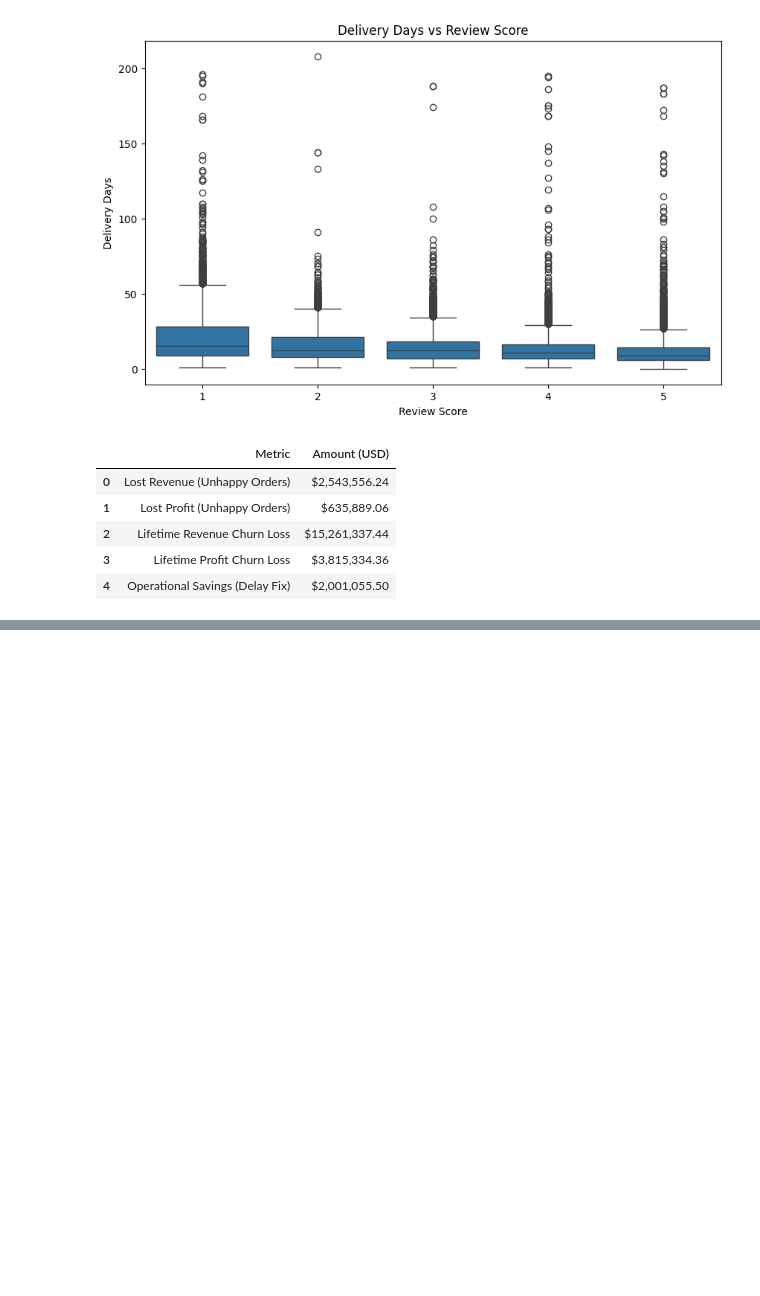
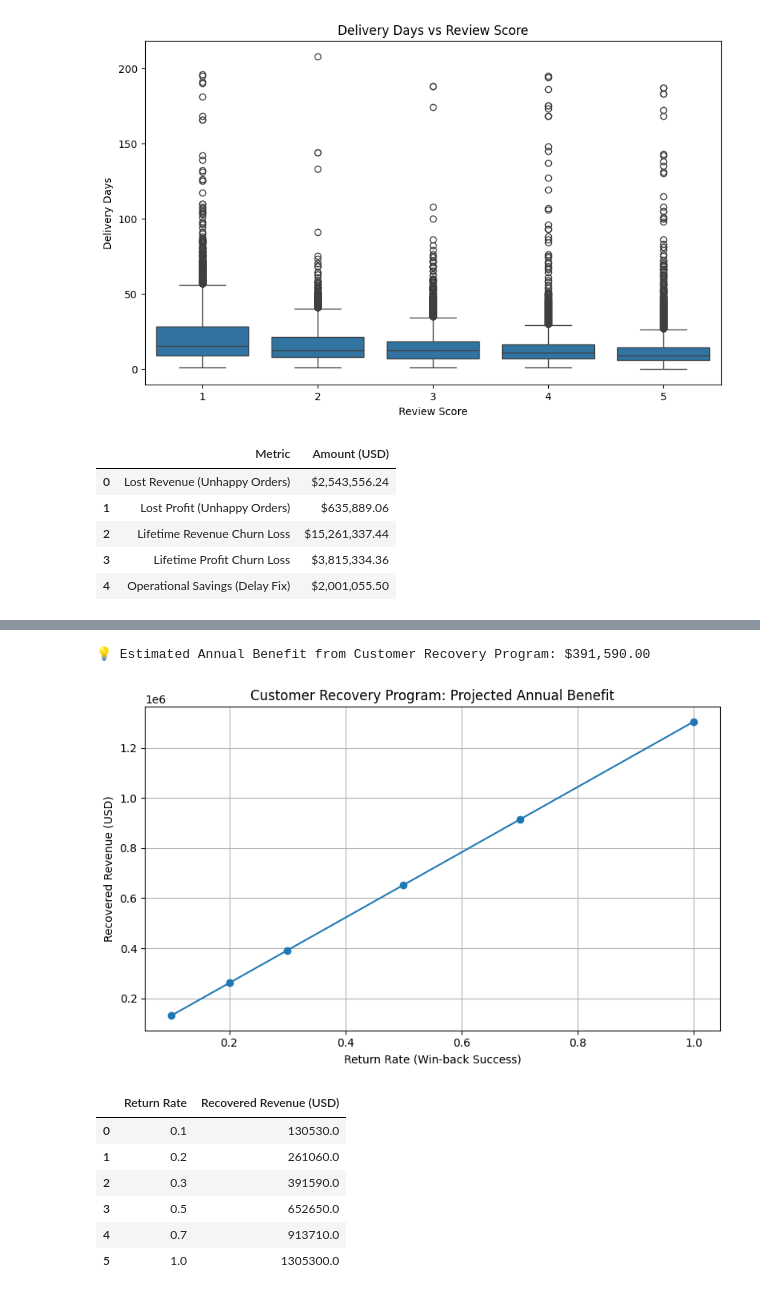
Before and after one commit to mrzza87/Brazilian-E-Commerce-Team-3, a Jupyter notebook: notebooks/product_seller_reviews.ipynb, the cells around one changed output, grey strips where cells are left out. Saved outputs shown, nothing was run; the diff lists cells and outputs as text; code cells hidden in the pictures; blank space fills up the shorter version.

```diff
--- a/notebooks/product_seller_reviews.ipynb
+++ b/notebooks/product_seller_reviews.ipynb
@@ -339,0 +474,49 @@ display(summary)
+# %%
+import pandas as pd
+import matplotlib.pyplot as plt
+
+# 🔢 Assumptions
+avg_clv = 300  # USD
+return_rate = 0.3  # Recovery success rate (30%)
+
+# 👤 Manually define number of churned customers from earlier query (or assumed)
+churned_customers = 4351  # <-- Update based on your actual number
+
+# 💰 Total recoverable revenue
+total_recoverable = churned_customers * avg_clv
+
+# ✅ Annual benefit = portion recovered
+annual_benefit = round(total_recoverable * return_rate, 2)
+print(f"💡 Estimated Annual Benefit from Customer Recovery Program: ${annual_benefit:,.2f}")
+
+# (Optional) Simulate benefit under other return rates
+rates = [0.1, 0.2, 0.3, 0.5, 0.7, 1.0]
+recovered = [round(total_recoverable * r, 2) for r in rates]
+
+df_sim = pd.DataFrame({
+    "Return Rate": rates,
+    "Recovered Revenue (USD)": recovered
+})
+
+# 📈 Plot
+plt.figure(figsize=(8, 5))
+plt.plot(df_sim["Return Rate"], df_sim["Recovered Revenue (USD)"], marker='o')
+plt.title("Customer Recovery Program: Projected Annual Benefit")
+plt.xlabel("Return Rate (Win-back Success)")
+plt.ylabel("Recovered Revenue (USD)")
+plt.grid(True)
+plt.tight_layout()
+plt.show()
+
+# 🧾 Show Table
+df_sim
+# %% [output]
+💡 Estimated Annual Benefit from Customer Recovery Program: $391,590.00
+[figure, added]
+|  | Return Rate | Recovered Revenue (USD) |
+| 0 | 0.1 | 130530.0 |
+| 1 | 0.2 | 261060.0 |
+| 2 | 0.3 | 391590.0 |
+| 3 | 0.5 | 652650.0 |
+| 4 | 0.7 | 913710.0 |
+| 5 | 1.0 | 1305300.0 |
```
Also changed, not shown: parts of 4 cells of this notebook.
